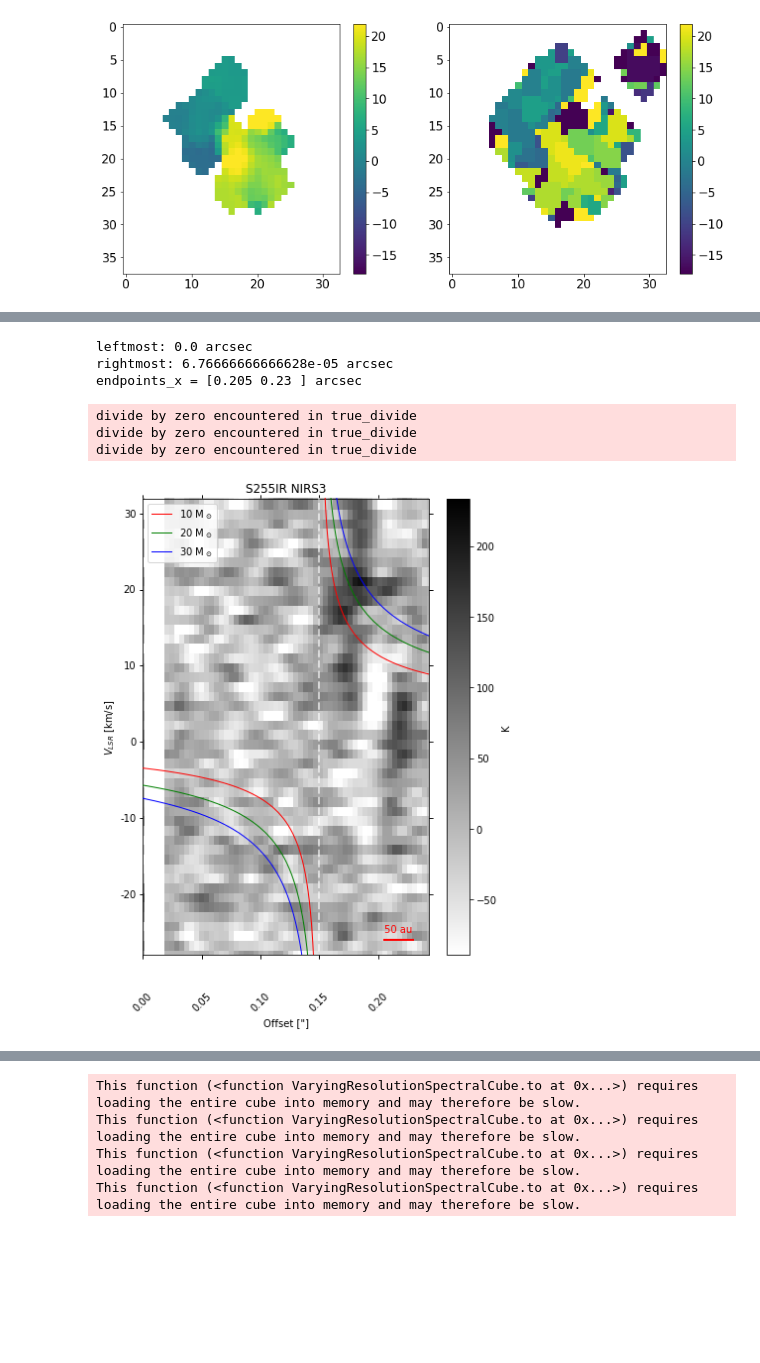
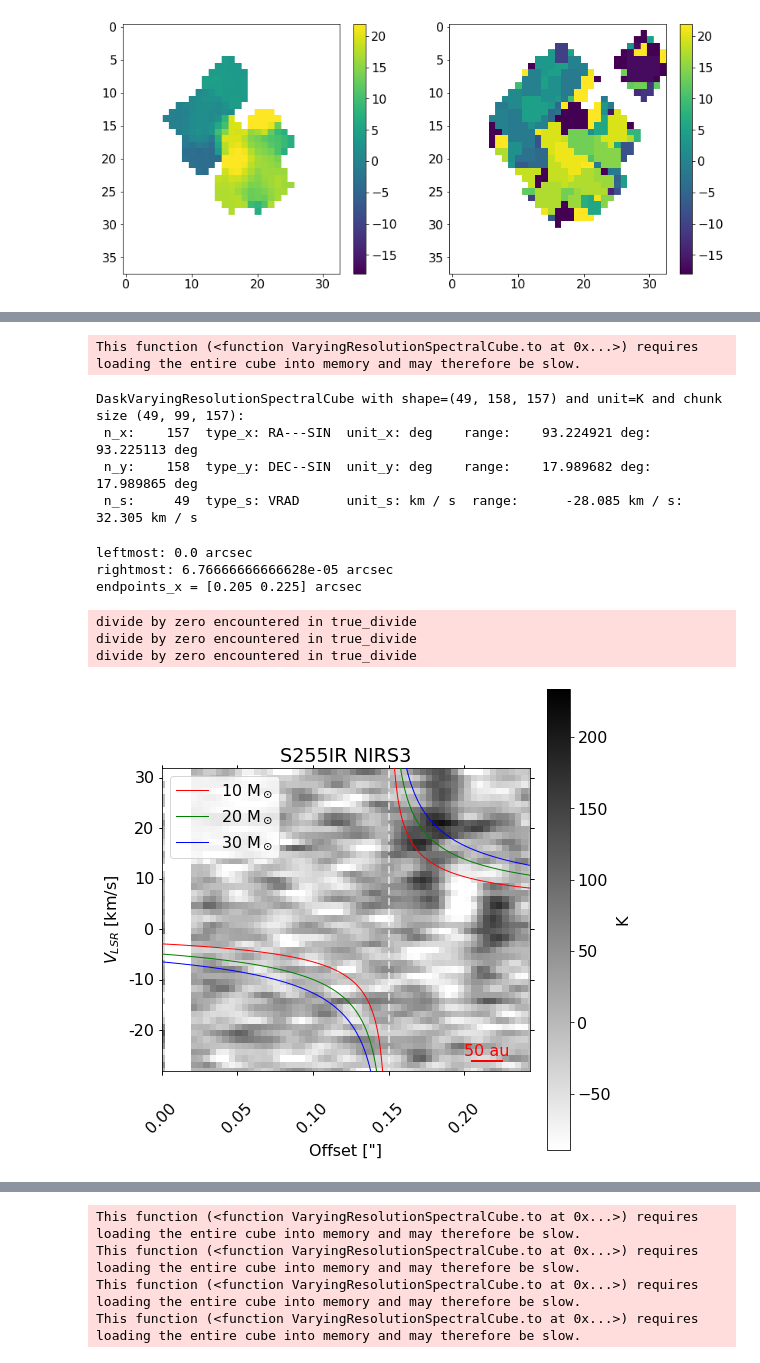
Before and after one commit to keflavich/saltmining, a Jupyter notebook: notebooks/S255IRSaltSearch.ipynb, the cells around one changed output, grey strips where cells are left out. Drawn from its saved outputs; the diff is of its cells as text; code cells hidden in the pictures; blank space fills up the shorter version.

```diff
--- a/notebooks/S255IRSaltSearch.ipynb
+++ b/notebooks/S255IRSaltSearch.ipynb
@@ -1,6 +4,6 @@
 # %%
 from astropy import units as u
-distance = 2.5*u.kpc # need to update
+distance = 1.6*u.kpc # need to update
 # %%
 from astroquery.alma import Alma
 # %%
@@ -468,33 +576,53 @@ This function (<function BaseSpectralCube.argmax_world at 0x...>) requires loadi
 # %%
-waterpvd = pvextractor.extract_pv_slice(watercube, path)
+restval = 232.6867*u.GHz # 'H2Ov2=1_5(5,0)-6(4,3)':
+cube = [c for c in cubes if (c.spectral_extrema[0] < restval) & (c.spectral_extrema[1] > restval)][0]
+bigwatercube = (cube
+                     .subcube_from_regions(reg)
+                     .minimal_subcube()
+                     .with_spectral_unit(u.km/u.s,
+                                         velocity_convention='radio',
+                                         rest_value=restval)
+                     .spectral_slab(vcen-30*u.km/u.s, vcen+30*u.km/u.s).to(u.K))
+
+waterpvd = pvextractor.extract_pv_slice(bigwatercube, path)
+waterpvdoutflow = pvextractor.extract_pv_slice(bigwatercube, outflowpath)
+# %% [output]
+This function (<function VaryingResolutionSpectralCube.to at 0x...>) requires loading the entire cube into memory and may therefore be slow.
+# %%
+bigwatercube
+# %% [output]
+DaskVaryingResolutionSpectralCube with shape=(49, 158, 157) and unit=K and chunk size (49, 99, 157):
+ n_x:    157  type_x: RA---SIN  unit_x: deg    range:    93.224921 deg:   93.225113 deg
+ n_y:    158  type_y: DEC--SIN  unit_y: deg    range:    17.989682 deg:   17.989865 deg
+ n_s:     49  type_s: VRAD      unit_s: km / s  range:      -28.085 km / s:      32.305 km / s
 # %%
 fig,ax,cb,con = show_pv(waterpvd.data, wcs.WCS(waterpvd.header),
                         origin=0.15*u.arcsec,
                 vrange=np.array([vcen.value-30, vcen.value+30]), vcen=vcen,
                         imvmin=np.nanpercentile(waterpvd.data, 3),
                         imvmax=np.nanmax(waterpvd.data),
-                        distance=2.*u.kpc,
+                        distance=distance,
                         xoffset_label=0.205*u.arcsec
                     )
 cb.set_label("K")
 kc = show_keplercurves(ax, 0.15*u.arcsec, 500*u.au,
                        vcen=vcen,
                                masses=[10,20,30,],
                                linestyles=['-']*4,
                                colors=['r','g','b','c'],
                        radii={},
-                       distance=2.*u.kpc,
+                       distance=distance,
                               )
 pl.legend(loc='upper left')
-
+ax.set_aspect(1)
 pl.title("S255IR NIRS3")
 pl.savefig("S255IR_waterPV_withcolorcurves.png")
 #pl.legend(loc='best')
 # %% [output]
 leftmost: 0.0 arcsec
 rightmost: 6.76666666666628e-05 arcsec
-endpoints_x = [0.205 0.23 ] arcsec
+endpoints_x = [0.205 0.225] arcsec
 divide by zero encountered in true_divide
 divide by zero encountered in true_divide
 divide by zero encountered in true_divide
-[figure, old version]
+[figure, new version]
```
Also changed, not shown: parts of 17 cells of this notebook, 6 other files.
